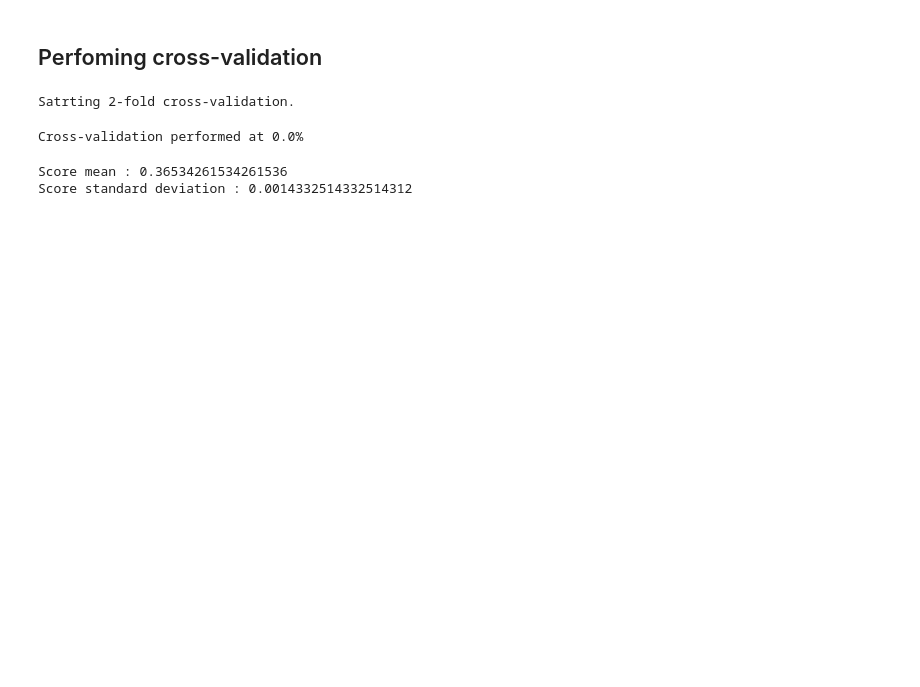
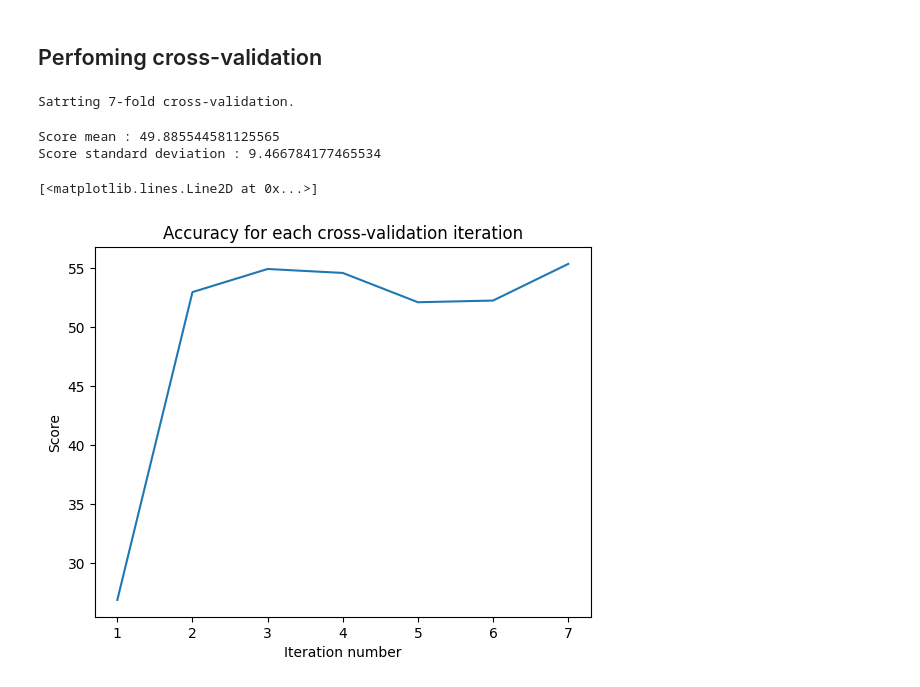
Before and after one commit to SebastienGuillemin/statistics, a Jupyter notebook: nn/basic-nn.ipynb, the cells around one changed output. Cells and saved outputs as stored; diff of their text form; code cells hidden in the pictures; blank space fills up the shorter version.

```diff
--- a/nn/basic-nn.ipynb
+++ b/nn/basic-nn.ipynb
@@ -64,7 +64,7 @@ def test(model, dataloader, verbose=False):
             accuracy += torch.sum(outputs == labels).item()
 
         accuracy /= nb_examples
-        return accuracy
+        return accuracy * 100
 # %% [markdown]
 # Cross-validation method
 # %%
@@ -77,8 +77,8 @@ def cross_valisation(model, X, y, optimizer, criterion, k=10, n_epoch=50):
     dataset_X_folds = np.array_split(X, k)
     dataset_y_folds = np.array_split(y, k)
 
-    print(f'Satrting {k}-fold cross-validation.')
-    pbar = tqdm(range(k), bar_format='Cross-validation performed at {percentage}%{bar}{r_bar}')
+    print(f'Starting {k}-fold cross-validation.')
+    pbar = tqdm(range(k), bar_format='Cross-validation performed at {percentage:3.0f}%{bar}{r_bar}')
     for i in pbar:
         samples_train = SamplesDataset()
         dataset_X_train = np.concatenate(dataset_X_folds[0:i] + dataset_X_folds[i+1: len(dataset_X_folds)])
@@ -146,0 +116,19 @@ Dataset size : 14652
+# %%
+# device = torch.device('cuda:0' if torch.cuda.is_available() else 'cpu')
+device = 'cpu'
+
+n_hidden = 35
+model = nn.Sequential(
+    nn.Linear(70, n_hidden),
+    nn.ReLU(),
+    nn.Linear(n_hidden, 1),
+    nn.Sigmoid()
+)
+
+model.to(device)
+
+print(f'Model: {model}')
+print(f'Model on device : {next(model.parameters()).device}.')
+
+criterion = nn.MSELoss(reduction='sum')
+optimizer = optim.SGD(model.parameters(), lr=0.001, momentum=0.9)
@@ -147,11 +143,18 @@ Dataset size : 14652
 # %% [markdown]
 ## Perfoming cross-validation
 # %%
-score = cross_valisation(model=model, X=dataset_X, y=dataset_y, optimizer=optimizer, criterion=criterion, k=2, n_epoch=20)
-print(f'Score mean : {score.mean()}')
-print(f'Score standard deviation : {score.std()}')
+k = 7
+scores = cross_valisation(model=model, X=dataset_X, y=dataset_y, optimizer=optimizer, criterion=criterion, k=k, n_epoch=20)
+print(f'Score mean : {scores.mean()}')
+print(f'Score standard deviation : {scores.std()}')
+
+plt.title('Accuracy for each cross-validation iteration')
+plt.xlabel('Iteration number')
+plt.ylabel('Score')
+plt.plot(range(1, k + 1), scores)
 # %% [output]
-Satrting 2-fold cross-validation.
+Satrting 7-fold cross-validation.
-Cross-validation performed at 0.0%
+Score mean : 49.885544581125565
+Score standard deviation : 9.466784177465534
-Score mean : 0.36534261534261536
-Score standard deviation : 0.0014332514332514312
+[<matplotlib.lines.Line2D at 0x...>]
+[figure, added]
```
Also changed, not shown: parts of 4 cells of this notebook.
